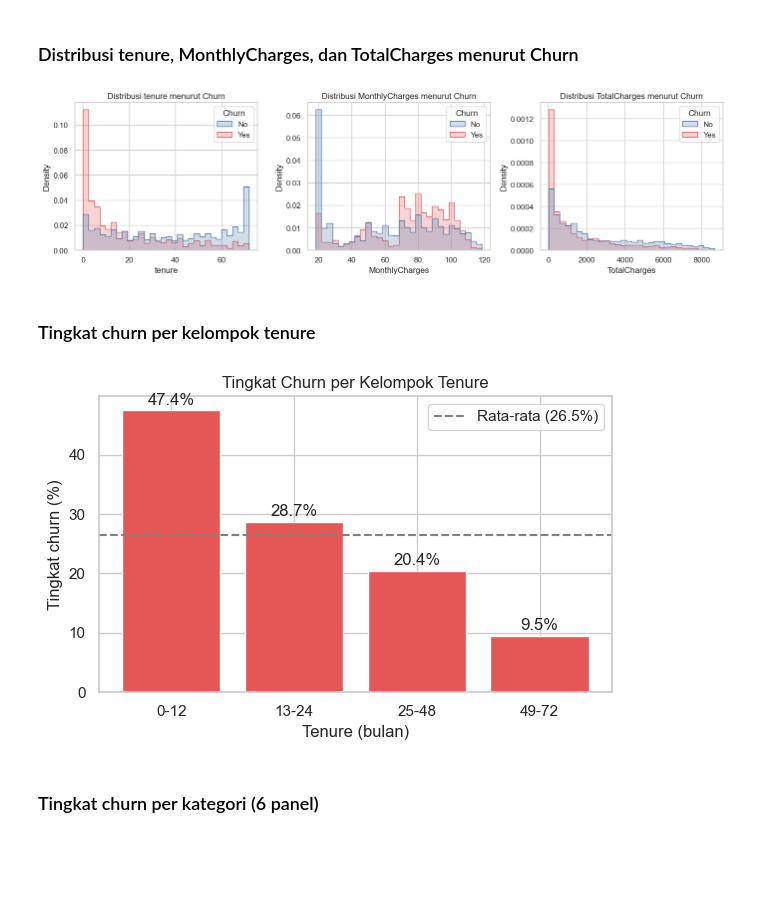
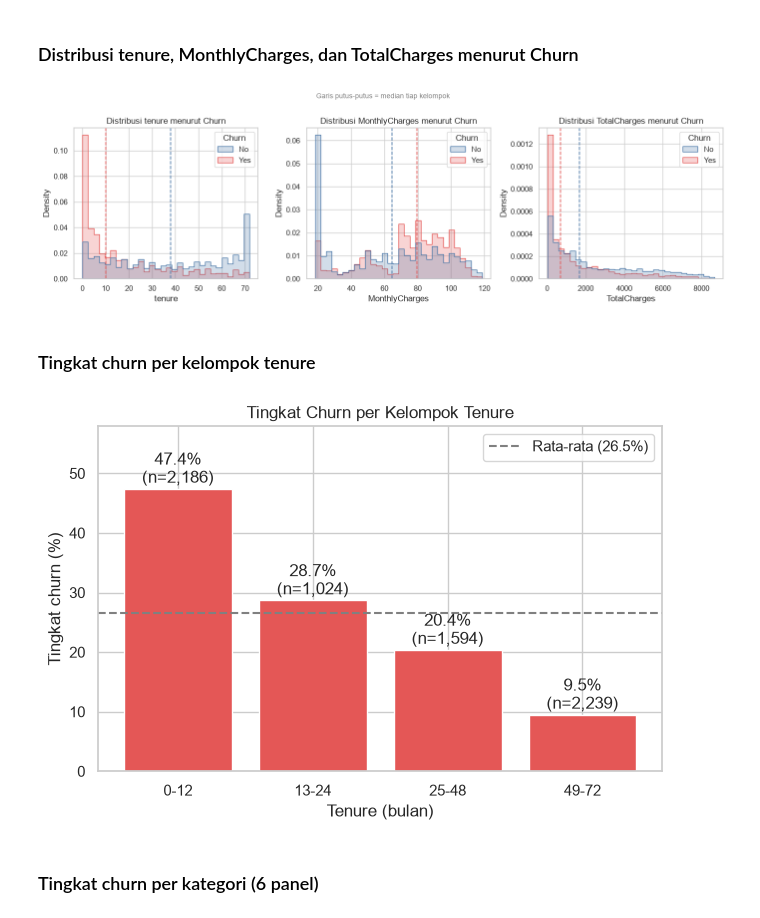
Before and after one commit to Cecarrr/21_IF-B_Pemuja-Kerang-Ajaib, a Jupyter notebook: notebooks/Insight-EDA.ipynb, the cells around one changed output. Saved outputs shown, nothing was run; the diff lists cells and outputs as text; code cells hidden in the pictures; blank space fills up the shorter version.

Commit message:
Visualisasi akhir

```diff
--- a/notebooks/Insight-EDA.ipynb
+++ b/notebooks/Insight-EDA.ipynb
@@ -137,25 +144,29 @@ plt.show()
 # %% [markdown]
 ### Distribusi tenure, MonthlyCharges, dan TotalCharges menurut Churn
 # %%
-fig, axes = plt.subplots(1, 3, figsize=(14, 4))
+fig, axes = plt.subplots(1, 3, figsize=(14, 4.4))
 for ax, c in zip(axes, ['tenure', 'MonthlyCharges', 'TotalCharges']):
-    sns.histplot(data=df, x=c, hue='Churn', bins=30, element='step',
-                 stat='density', common_norm=False, palette=warna, ax=ax)
+    sns.histplot(data=df, x=c, hue='Churn', bins=30, element='step', stat='density', common_norm=False, palette=warna, ax=ax)
+    for status, med in df.groupby('Churn')[c].median().items():
+        ax.axvline(med, ls='--', lw=1.3, color=warna[status])
     ax.set_title(f'Distribusi {c} menurut Churn')
+fig.suptitle('Garis putus-putus = median tiap kelompok', y=1.0, fontsize=10, color='gray')
 plt.tight_layout()
 plt.savefig('../figures/fig2_distribusi_numerik.png', dpi=150)
 plt.show()
 # %% [output]
-[figure, old version]
+[figure, new version]
 # %% [markdown]
 ### Tingkat churn per kelompok tenure
 # %%
-fig, ax = plt.subplots(figsize=(6, 4))
-laju = df.groupby('tenure_group', observed=True)['y'].mean() * 100
-ax.bar(laju.index.astype(str), laju.values, color='#E45756')
-for i, v in enumerate(laju.values):
-    ax.text(i, v + 1, f'{v:.1f}%', ha='center')
+fig, ax = plt.subplots(figsize=(6.5, 4.5))
+g = df.groupby('tenure_group', observed=True)['y'].agg(['mean', 'count'])
+g['mean'] *= 100
+ax.bar(g.index.astype(str), g['mean'], color='#E45756')
+for i, (v, n) in enumerate(zip(g['mean'], g['count'])):
+    ax.text(i, v + 1, f'{v:.1f}%\n(n={n:,})', ha='center')
 ax.axhline(rata_churn, ls='--', color='gray', label=f'Rata-rata ({rata_churn:.1f}%)')
+ax.set_ylim(0, g['mean'].max() * 1.22)
 ax.set_xlabel('Tenure (bulan)')
 ax.set_ylabel('Tingkat churn (%)')
 ax.set_title('Tingkat Churn per Kelompok Tenure')
@@ -164,7 +175,7 @@ plt.tight_layout()
 plt.savefig('../figures/fig3_churn_per_tenure.png', dpi=150)
 plt.show()
 # %% [output]
-[figure, old version]
+[figure, new version]
 # %% [markdown]
 ### Tingkat churn per kategori (6 panel)
 # %%
```
Also changed, not shown: parts of 5 cells of this notebook, 8 other files.
